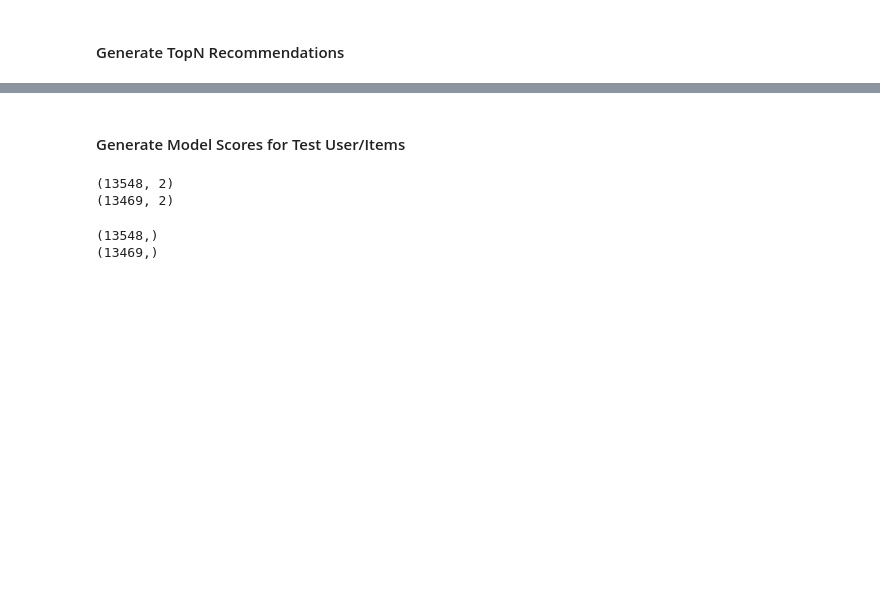
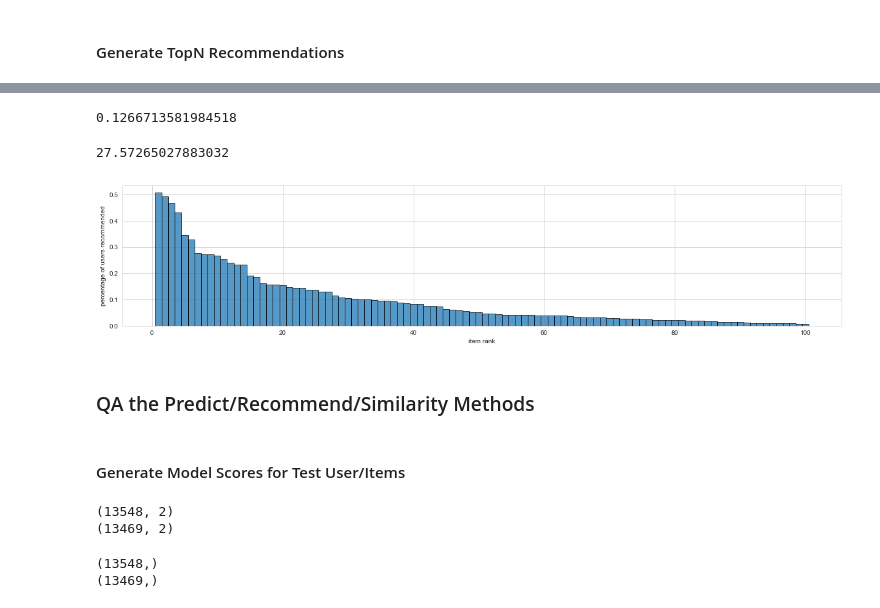
Before and after one commit to etlundquist/rankfm, a Jupyter notebook: notebooks/movielens-example.ipynb, the cells around one changed output, grey strips where cells are left out. Saved outputs shown, nothing was run; the diff lists cells and outputs as text; code cells hidden in the pictures; blank space fills up the shorter version.

```diff
--- a/notebooks/movielens-example.ipynb
+++ b/notebooks/movielens-example.ipynb
@@ -13,6 +13,7 @@ import multiprocessing as mp
 
 import matplotlib.pyplot as plt
 import seaborn as sns
+sns.set_style('whitegrid')
 
 from datetime import datetime
 from functools import partial
@@ -493,0 +512,3 @@ baseline precision: 0.132 baseline recall: 0.08
+# %%
+model_diversity = diversity(model, interactions_valid, k=k)
+model_diversity.head(10)
@@ -494,3 +543,26 @@ baseline precision: 0.132 baseline recall: 0.08
+# %%
+coverage = np.mean(model_diversity['cnt_users'] > 0)
+coverage
+# %% [output]
+0.1266713581984518
+# %%
+nonzero = model_diversity[model_diversity.cnt_users > 0]
+entropy = -np.sum(nonzero['pct_users'] * np.log2(nonzero['pct_users']))
+entropy
+# %% [output]
+27.57265027883032
+# %%
+fig, axes = plt.subplots(1, 1, figsize=[20, 4])
+N = 100
+
+topN = model_diversity.iloc[:N, :]
+axes.bar(topN.index.values + 1, topN.pct_users, width=1, edgecolor='black', alpha=0.75)
+axes.set(xlabel='item rank', ylabel='percentage of users recommended')
+plt.show()
+# %% [output]
+[figure, added]
+# %% [markdown]
+### QA the Predict/Recommend/Similarity Methods
 # %% [markdown]
 #### Generate Model Scores for Test User/Items
 # %%
```
Also changed, not shown: parts of 44 cells of this notebook, 4 other files.
